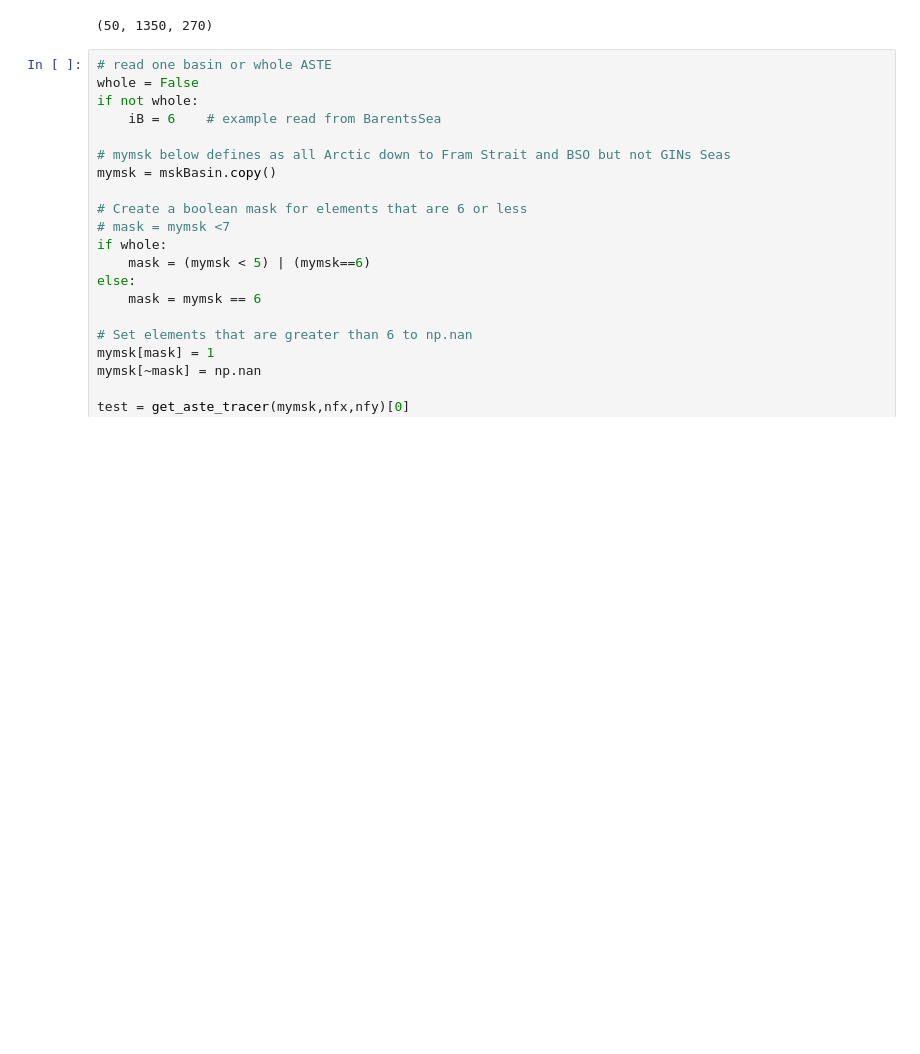
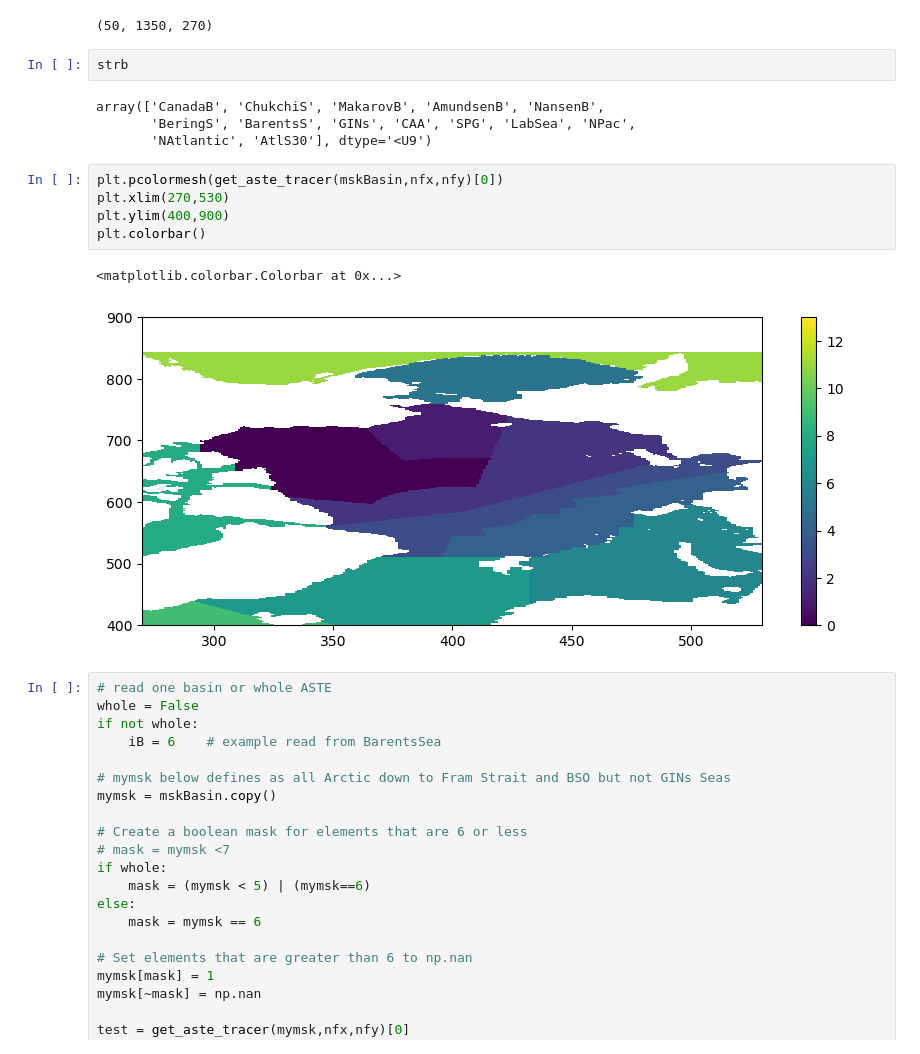
Before and after one commit to margaretmurakami/crios_backups, a Jupyter notebook: ASTE_270/Pemberton/BarentsS_paper/AW_transport.ipynb, the cells around one changed output. Drawn from its saved outputs; the diff is of its cells as text; blank space fills up the shorter version.

```diff
--- a/ASTE_270/Pemberton/BarentsS_paper/AW_transport.ipynb
+++ b/ASTE_270/Pemberton/BarentsS_paper/AW_transport.ipynb
@@ -236,6 +236,20 @@ mskBasin3D = np.tile(mskBasin[np.newaxis,:,:],(nz,1,1))
 mskBasin3D.shape
 # %% [output]
 (50, 1350, 270)
+# %%
+strb
+# %% [output]
+array(['CanadaB', 'ChukchiS', 'MakarovB', 'AmundsenB', 'NansenB',
+       'BeringS', 'BarentsS', 'GINs', 'CAA', 'SPG', 'LabSea', 'NPac',
+       'NAtlantic', 'AtlS30'], dtype='<U9')
+# %%
+plt.pcolormesh(get_aste_tracer(mskBasin,nfx,nfy)[0])
+plt.xlim(270,530)
+plt.ylim(400,900)
+plt.colorbar()
+# %% [output]
+<matplotlib.colorbar.Colorbar at 0x...>
+[figure, added]
 # %%
 # read one basin or whole ASTE
 whole = False
```
Also changed, not shown: 18 other files.
